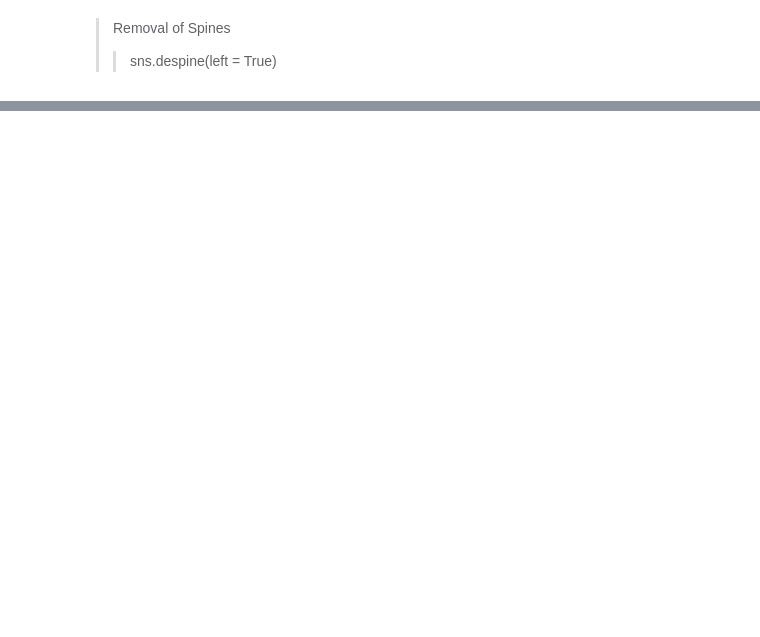
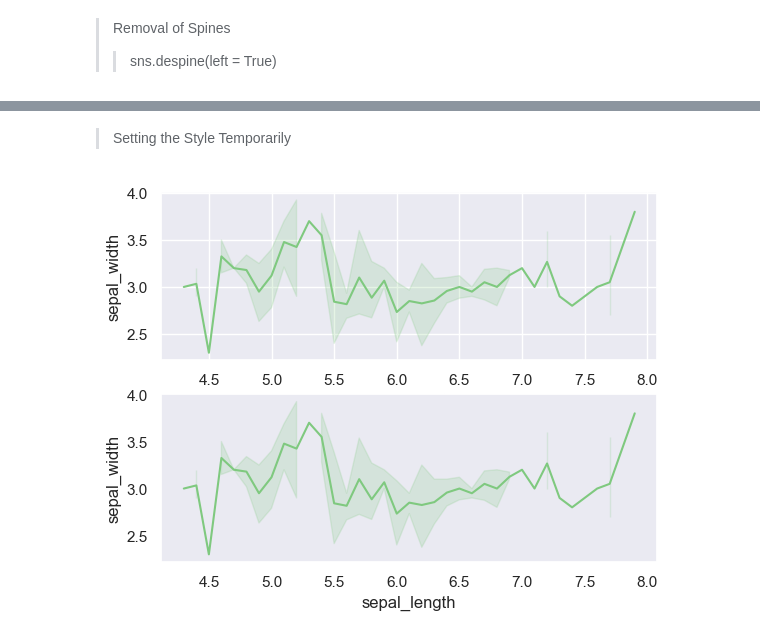
Before and after one commit to nikitenko1/dive-into-seaborn, a Jupyter notebook: 0.ipynb, the cells around one changed output, grey strips where cells are left out. Drawn from its saved outputs; the diff is of its cells as text; code cells hidden in the pictures; blank space fills up the shorter version.

```diff
--- a/0.ipynb
+++ b/0.ipynb
@@ -81,0 +113,30 @@ plt.show()
+# %% [markdown]
+> Setting the Style Temporarily
+# %%
+# loading dataset
+data = sns.load_dataset("iris")
+
+# Setting the scale of the plot
+sns.set_context("notebook")
+
+def plot():
+    sns.lineplot(x="sepal_length", y="sepal_width", data=data)
+
+# (function) def axes_style(
+#     style: dict[str, Any] | Literal['white', 'dark', 'whitegrid', 'darkgrid', 'ticks'] | None = None,
+#     rc: dict[str, Any] | None = None
+# )
+
+with sns.axes_style('darkgrid'):
+
+    # Adding the subplot
+    plt.subplot(211)
+    plot()
+
+# Setting the scale of the plot
+sns.set_context("notebook")
+
+plt.subplot(212)
+plot()
+# %% [output]
+[figure, added]
```
Also changed, not shown: parts of 30 cells of this notebook.
